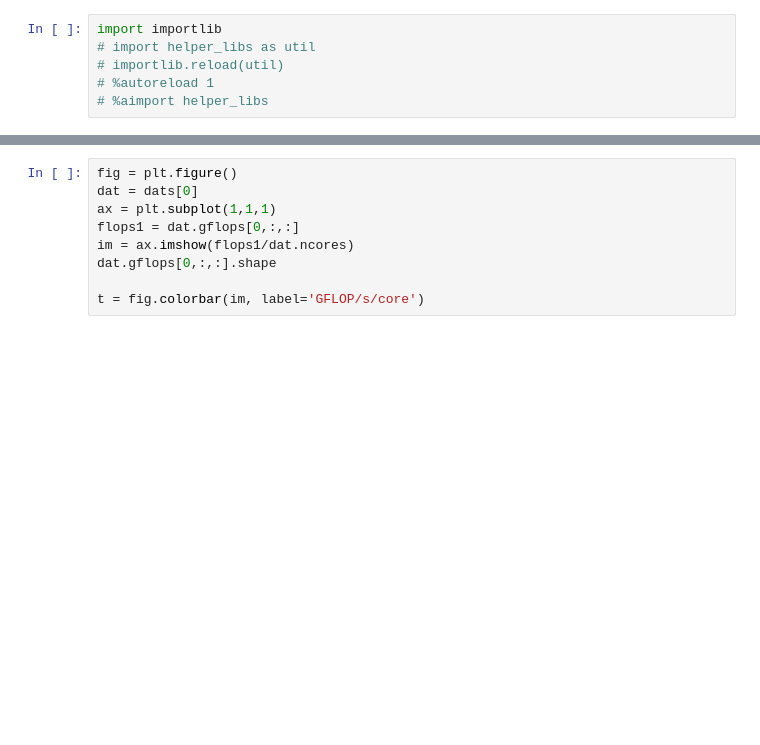
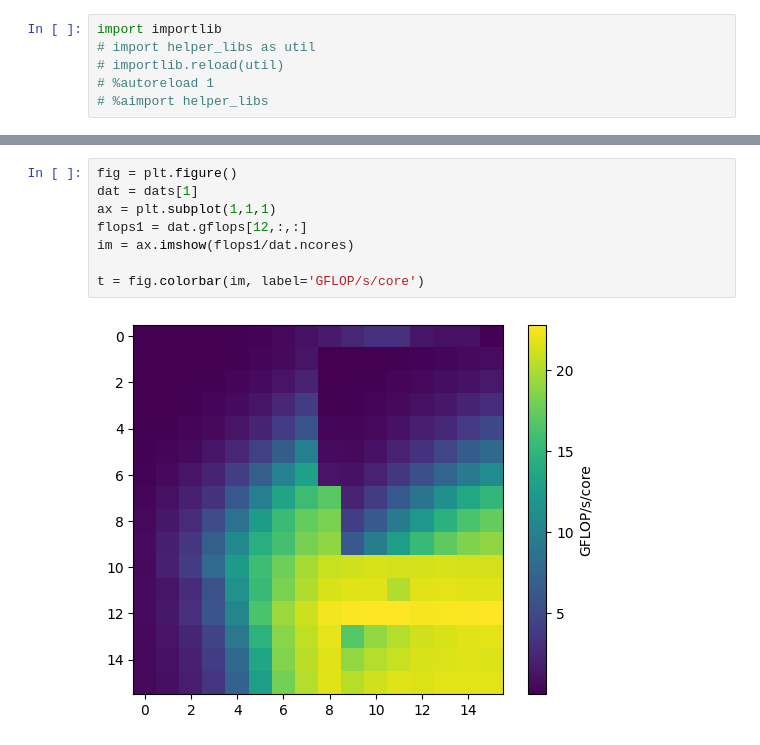
Before and after one commit to lrbison/lrbison_benchmarks, a Jupyter notebook: src/blas_test/blas_results.ipynb, the cells around one changed output, grey strips where cells are left out. Cells and saved outputs as stored; diff of their text form; blank space fills up the shorter version.

```diff
--- a/src/blas_test/blas_results.ipynb
+++ b/src/blas_test/blas_results.ipynb
@@ -157,10 +274,11 @@ print_summary(dats, lambda dat: dat.latency_usec > 20000, "GEMM with latency > 2
 # %%
 fig = plt.figure()
-dat = dats[0]
+dat = dats[1]
 ax = plt.subplot(1,1,1)
-flops1 = dat.gflops[0,:,:]
+flops1 = dat.gflops[12,:,:]
 im = ax.imshow(flops1/dat.ncores)
-dat.gflops[0,:,:].shape
 
 t = fig.colorbar(im, label='GFLOP/s/core')
+# %% [output]
+[figure, added]
 # %%
```
Also changed, not shown: parts of 7 cells of this notebook.
